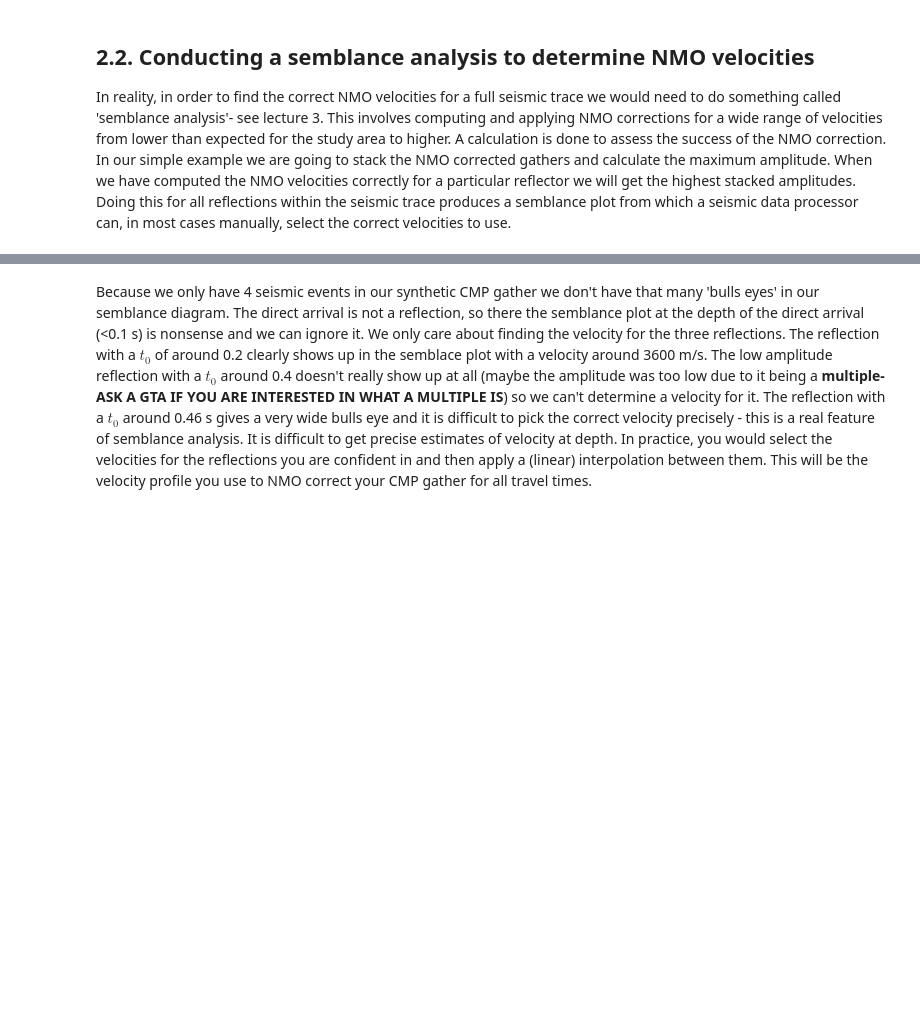
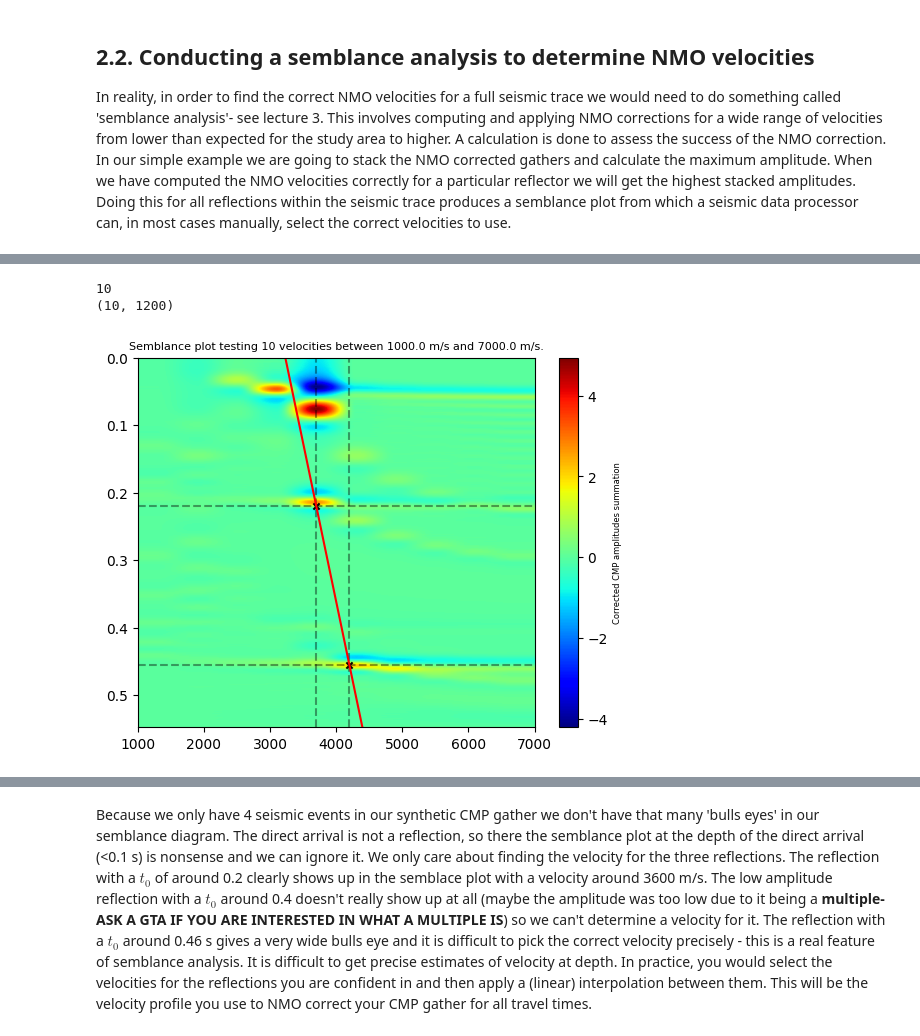
Before and after one commit to edsml-ds423/edsml-environmental-data, a Jupyter notebook: seismic_materials/Exercises/Day1/Ex2.ipynb, the cells around one changed output, grey strips where cells are left out. Cells and saved outputs as stored; diff of their text form; code cells hidden in the pictures; blank space fills up the shorter version.

```diff
--- a/seismic_materials/Exercises/Day1/Ex2.ipynb
+++ b/seismic_materials/Exercises/Day1/Ex2.ipynb
@@ -244,0 +286,38 @@ fig.colorbar(obj, ax=ax, shrink=1).set_label(label = 'Corrected CMP amplitudes s
+# %%
+num_velocities_to_test = 10
+V_test = np.linspace(1000, 7000, num_velocities_to_test)  # V testing range: [minimum velocity, maximum velocity, number of intervals/steps]
+
+print(len(V_test))
+
+amplitudes = seis.semblance(vs=V_test,
+                            cmp=cmp,
+                            dt=dt,
+                            offsets=offsets,
+                            ts=time_axis)
+
+print(amplitudes.shape)
+
+fig, ax = plt.subplots()
+obj = ax.imshow(X=np.swapaxes(amplitudes, 0, 1),
+                extent=[np.min(V_test), np.max(V_test), np.max(time_axis), 0],
+                aspect="auto",
+                cmap='jet')
+
+
+# adding high amplitudes
+ax.axhline(y=0.22, color='black', alpha=0.4, linestyle='dashed')
+ax.axhline(y=0.455, color='black', alpha=0.4, linestyle='dashed')
+ax.axvline(x=3700, color='black', alpha=0.4, linestyle='dashed')
+ax.axvline(x=4200, color='black', alpha=0.4, linestyle='dashed')
+
+# interpolated velocities, the t=0 is the x axis if you rotate the plot!
+ax.plot(interp_v, time_axis, 'r-')
+
+ax.scatter([3700, 4200], [0.22, 0.455], c='black', s=20, marker='x', zorder=0)
+
+ax.set_title(f'Semblance plot testing {len(V_test)} velocities between {np.min(V_test)} m/s and {np.max(V_test)} m/s.', fontsize=8)
+fig.colorbar(obj, ax=ax, shrink=1).set_label(label = 'Corrected CMP amplitudes summation', size=6)
+# %% [output]
+10
+(10, 1200)
+[figure, added]
```
Also changed, not shown: parts of 14 cells of this notebook.
